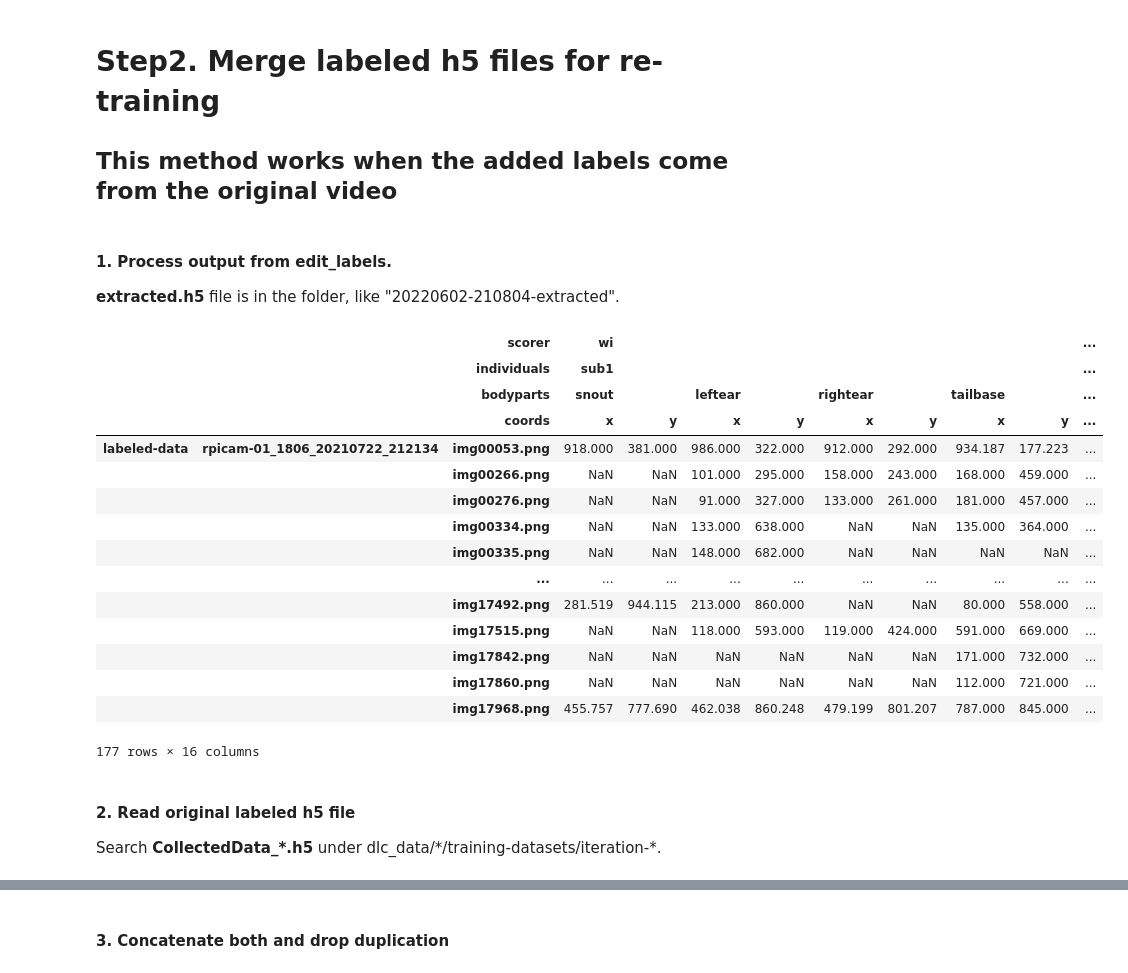
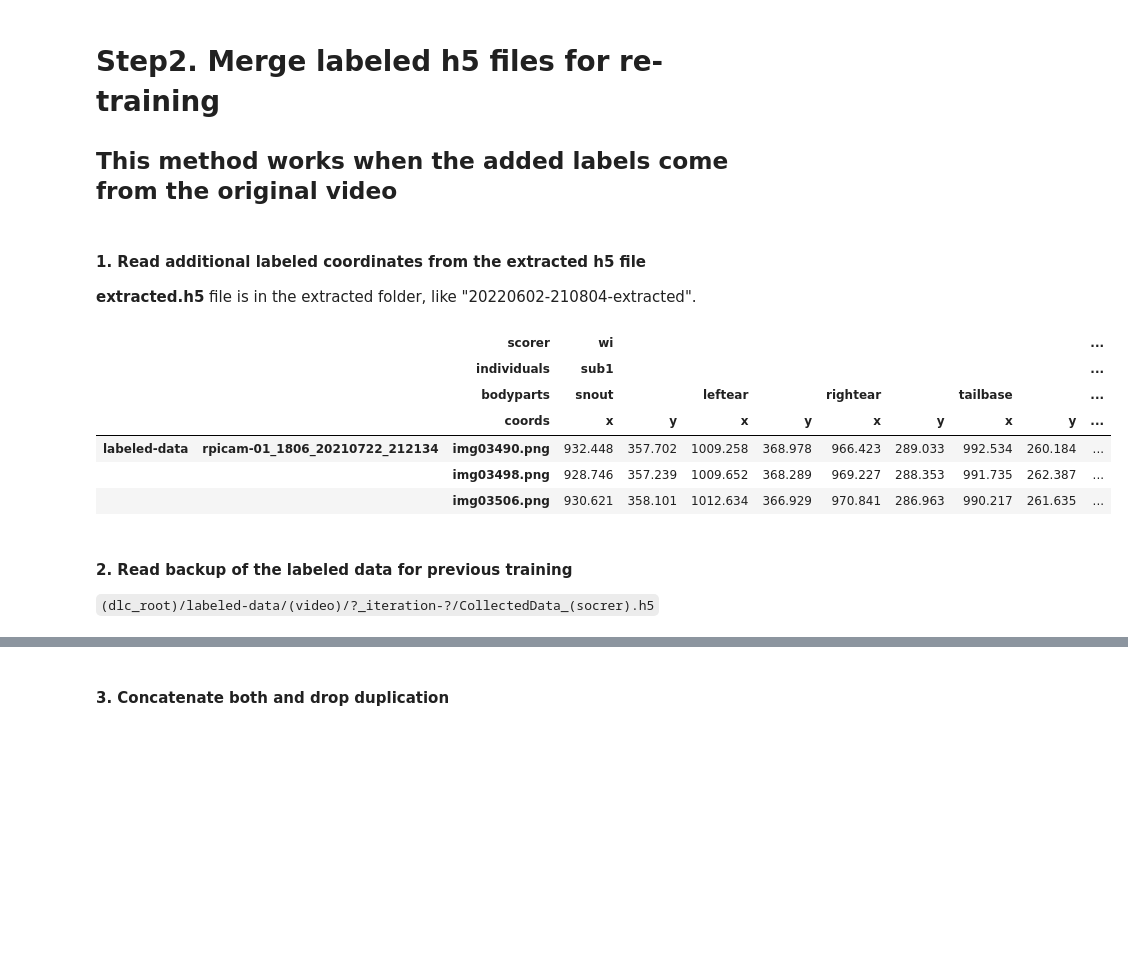
Before and after one commit to wataruito/dlc2_edit_labels, a Jupyter notebook: dlc_tools.ipynb, the cells around one changed output, grey strips where cells are left out. Drawn from its saved outputs; the diff is of its cells as text; code cells hidden in the pictures; blank space fills up the shorter version.

```diff
--- a/dlc_tools.ipynb
+++ b/dlc_tools.ipynb
@@ -90,51 +90,40 @@ frame =  2  is modified: Snap of Frame 2 Taken!
 # Step2. Merge labeled h5 files for re-training
 ## This method works when the added labels come from the original video
 # %% [markdown]
-#### 1. Process output from edit_labels.
-**extracted.h5** file is in the folder, like "20220602-210804-extracted".
+#### 1. Read additional labeled coordinates from the extracted h5 file
+**extracted.h5** file is in the extracted folder, like "20220602-210804-extracted".
 # %%
 import os
 import pandas as pd
 
-labeled_data_path = r'W:\wataru\dlc_data\homecage_test01-wi-2022-06-03\labeled-data\rpicam-01_1806_20210722_212134'
-
-# read additional labeled h5 file
-added_h5_path = '2_extracted/extracted.h5'
-df_add = pd.read_hdf(os.path.join(labeled_data_path, added_h5_path))
+# read additional labeled coord from extracted h5 file
+added_h5_path = '20220606-193027-extracted/extracted.h5'
+df_add = pd.read_hdf(added_h5_path)
 
 # drop likelihood
 df_add = df_add.drop(['likelihood'], axis=1, level=3)
 
 # adjust multi-index index
 a = ["img{:0>5d}.png".format(x) for x in df_add.index]
 idx = pd.MultiIndex.from_product([['labeled-data'],['rpicam-01_1806_20210722_212134'],a])
 df_add.index = idx
 
 # set multi-index column
-_a = df_add.columns.levels[0].str.replace('DLC_dlcrnetms5_homecage_test01May17shuffle1_200000','wi')
+_a = df_add.columns.levels[0].str.replace('DLC_dlcrnetms5_homecage_test01Jun3shuffle1_50000','wi')
 df_add.columns = df_add.columns.set_levels(_a, level=0)
 
 df_add
 # %% [output]
 |  |  | scorer | wi |  |  |  |  |  |  |  | ... |
 |  |  | individuals | sub1 |  |  |  |  |  |  |  | ... |
 |  |  | bodyparts | snout |  | leftear |  | rightear |  | tailbase |  | ... |
 |  |  | coords | x | y | x | y | x | y | x | y | ... |
-| labeled-data | rpicam-01_1806_20210722_212134 | img00053.png | 918.000 | 381.000 | 986.000 | 322.000 | 912.000 | 292.000 | 934.187 | 177.223 | ... |
-|  |  | img00266.png | NaN | NaN | 101.000 | 295.000 | 158.000 | 243.000 | 168.000 | 459.000 | ... |
-|  |  | img00276.png | NaN | NaN | 91.000 | 327.000 | 133.000 | 261.000 | 181.000 | 457.000 | ... |
-|  |  | img00334.png | NaN | NaN | 133.000 | 638.000 | NaN | NaN | 135.000 | 364.000 | ... |
-|  |  | img00335.png | NaN | NaN | 148.000 | 682.000 | NaN | NaN | NaN | NaN | ... |
-|  |  | ... | ... | ... | ... | ... | ... | ... | ... | ... | ... |
-|  |  | img17492.png | 281.519 | 944.115 | 213.000 | 860.000 | NaN | NaN | 80.000 | 558.000 | ... |
-|  |  | img17515.png | NaN | NaN | 118.000 | 593.000 | 119.000 | 424.000 | 591.000 | 669.000 | ... |
-|  |  | img17842.png | NaN | NaN | NaN | NaN | NaN | NaN | 171.000 | 732.000 | ... |
-|  |  | img17860.png | NaN | NaN | NaN | NaN | NaN | NaN | 112.000 | 721.000 | ... |
-|  |  | img17968.png | 455.757 | 777.690 | 462.038 | 860.248 | 479.199 | 801.207 | 787.000 | 845.000 | ... |
+| labeled-data | rpicam-01_1806_20210722_212134 | img03490.png | 932.448 | 357.702 | 1009.258 | 368.978 | 966.423 | 289.033 | 992.534 | 260.184 | ... |
+|  |  | img03498.png | 928.746 | 357.239 | 1009.652 | 368.289 | 969.227 | 288.353 | 991.735 | 262.387 | ... |
+|  |  | img03506.png | 930.621 | 358.101 | 1012.634 | 366.929 | 970.841 | 286.963 | 990.217 | 261.635 | ... |
-177 rows × 16 columns
 # %% [markdown]
-#### 2. Read original labeled h5 file
-Search **CollectedData_\*.h5** under dlc_data/\*/training-datasets/iteration-*.
+#### 2. Read backup of the labeled data for previous training
+`(dlc_root)/labeled-data/(video)/?_iteration-?/CollectedData_(socrer).h5`
 # %%
 # read original labeled h5 file
 
```
Also changed, not shown: parts of 5 cells of this notebook, 1 other file.
